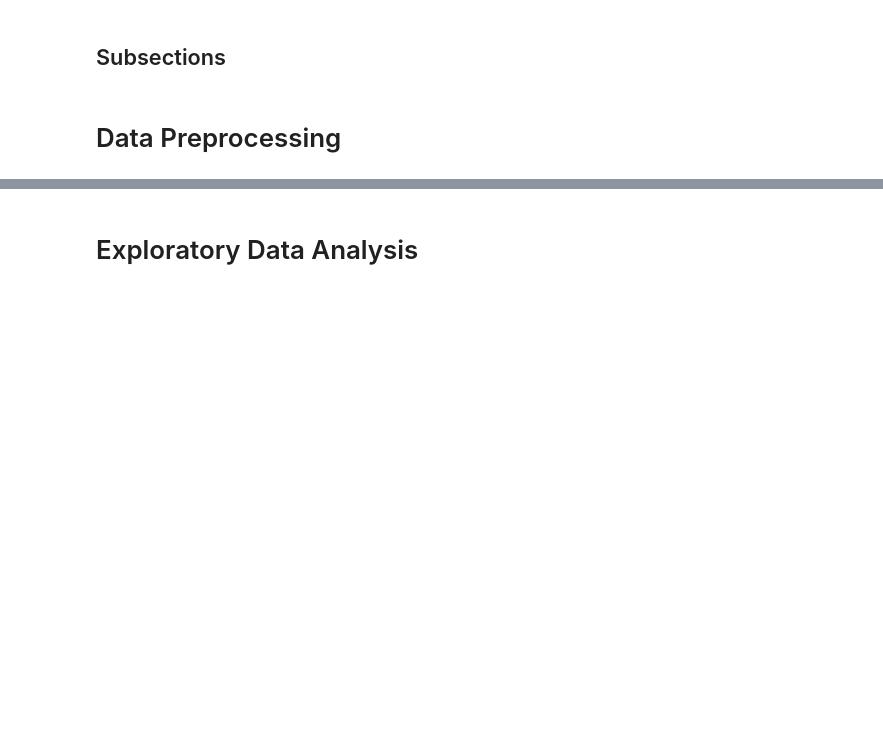
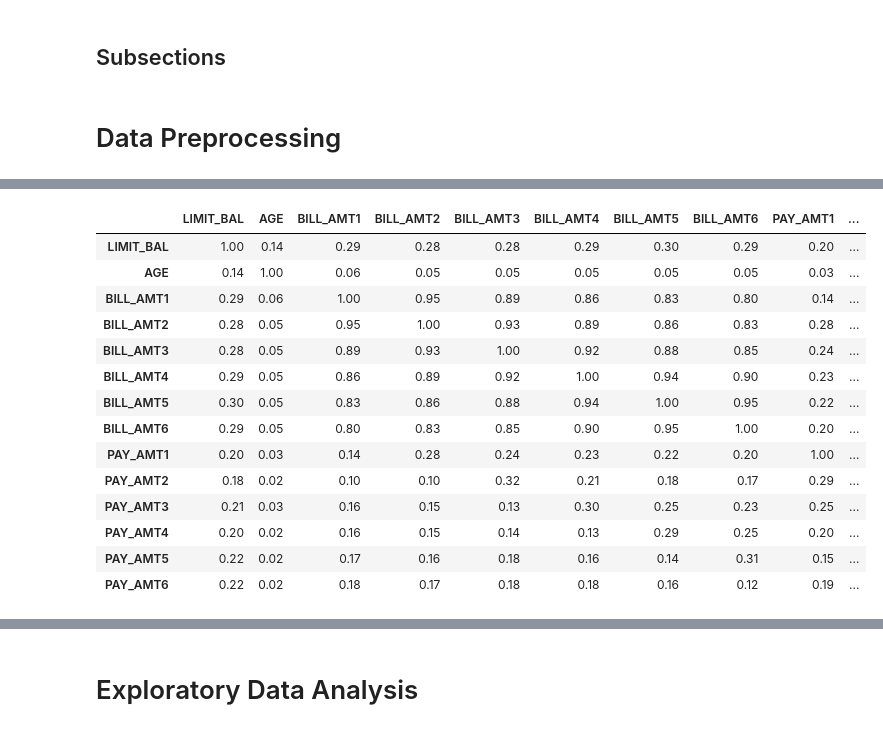
Before and after one commit to harshaligaikwad15/ads505-final-project, a Jupyter notebook: final_notebook.ipynb, the cells around one changed output, grey strips where cells are left out. Saved outputs shown, nothing was run; the diff lists cells and outputs as text; code cells hidden in the pictures; blank space fills up the shorter version.

```diff
--- a/final_notebook.ipynb
+++ b/final_notebook.ipynb
@@ -22,0 +371,21 @@
+# %%
+# Calculate correlations among continuous predictors
+correlation_matrix = df[numeric_cols].corr()
+
+correlation_matrix.round(2)
+# %% [output]
+|  | LIMIT_BAL | AGE | BILL_AMT1 | BILL_AMT2 | BILL_AMT3 | BILL_AMT4 | BILL_AMT5 | BILL_AMT6 | PAY_AMT1 | ... |
+| LIMIT_BAL | 1.00 | 0.14 | 0.29 | 0.28 | 0.28 | 0.29 | 0.30 | 0.29 | 0.20 | ... |
+| AGE | 0.14 | 1.00 | 0.06 | 0.05 | 0.05 | 0.05 | 0.05 | 0.05 | 0.03 | ... |
+| BILL_AMT1 | 0.29 | 0.06 | 1.00 | 0.95 | 0.89 | 0.86 | 0.83 | 0.80 | 0.14 | ... |
+| BILL_AMT2 | 0.28 | 0.05 | 0.95 | 1.00 | 0.93 | 0.89 | 0.86 | 0.83 | 0.28 | ... |
+| BILL_AMT3 | 0.28 | 0.05 | 0.89 | 0.93 | 1.00 | 0.92 | 0.88 | 0.85 | 0.24 | ... |
+| BILL_AMT4 | 0.29 | 0.05 | 0.86 | 0.89 | 0.92 | 1.00 | 0.94 | 0.90 | 0.23 | ... |
+| BILL_AMT5 | 0.30 | 0.05 | 0.83 | 0.86 | 0.88 | 0.94 | 1.00 | 0.95 | 0.22 | ... |
+| BILL_AMT6 | 0.29 | 0.05 | 0.80 | 0.83 | 0.85 | 0.90 | 0.95 | 1.00 | 0.20 | ... |
+| PAY_AMT1 | 0.20 | 0.03 | 0.14 | 0.28 | 0.24 | 0.23 | 0.22 | 0.20 | 1.00 | ... |
+| PAY_AMT2 | 0.18 | 0.02 | 0.10 | 0.10 | 0.32 | 0.21 | 0.18 | 0.17 | 0.29 | ... |
+| PAY_AMT3 | 0.21 | 0.03 | 0.16 | 0.15 | 0.13 | 0.30 | 0.25 | 0.23 | 0.25 | ... |
+| PAY_AMT4 | 0.20 | 0.02 | 0.16 | 0.15 | 0.14 | 0.13 | 0.29 | 0.25 | 0.20 | ... |
+| PAY_AMT5 | 0.22 | 0.02 | 0.17 | 0.16 | 0.18 | 0.16 | 0.14 | 0.31 | 0.15 | ... |
+| PAY_AMT6 | 0.22 | 0.02 | 0.18 | 0.17 | 0.18 | 0.18 | 0.16 | 0.12 | 0.19 | ... |
```
Also changed, not shown: parts of 30 cells of this notebook.
